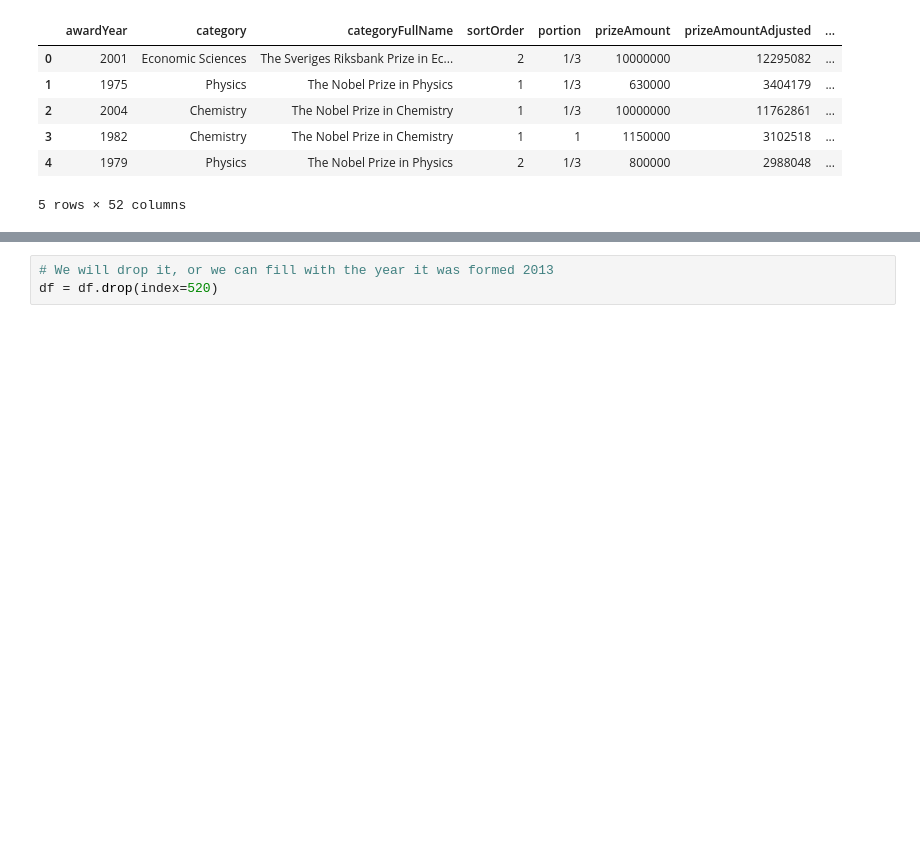
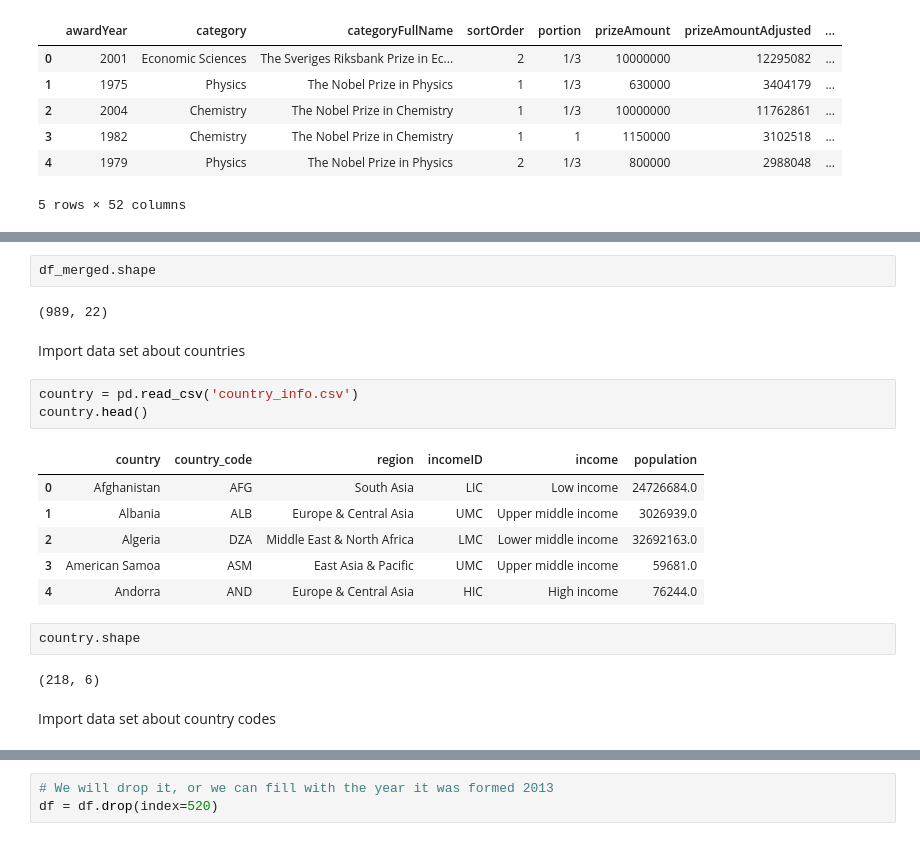
Before and after one commit to iryna-savchuk/DV_project, a Jupyter notebook: Nobel_Prizes_Data_Visualization.ipynb, the cells around one changed output, grey strips where cells are left out. Saved outputs shown, nothing was run; the diff lists cells and outputs as text; blank space fills up the shorter version.

```diff
--- a/Nobel_Prizes_Data_Visualization.ipynb
+++ b/Nobel_Prizes_Data_Visualization.ipynb
@@ -187,0 +126,22 @@ df_merged['prizeAge'] = df_merged['year'] - df_merged['born']
+# %%
+df_merged.shape
+# %% [output]
+(989, 22)
+# %% [markdown]
+Import data set about countries
+# %%
+country = pd.read_csv('country_info.csv')
+country.head()
+# %% [output]
+|  | country | country_code | region | incomeID | income | population |
+| 0 | Afghanistan | AFG | South Asia | LIC | Low income | 24726684.0 |
+| 1 | Albania | ALB | Europe & Central Asia | UMC | Upper middle income | 3026939.0 |
+| 2 | Algeria | DZA | Middle East & North Africa | LMC | Lower middle income | 32692163.0 |
+| 3 | American Samoa | ASM | East Asia & Pacific | UMC | Upper middle income | 59681.0 |
+| 4 | Andorra | AND | Europe & Central Asia | HIC | High income | 76244.0 |
+# %%
+country.shape
+# %% [output]
+(218, 6)
+# %% [markdown]
+Import data set about country codes
```
Also changed, not shown: parts of 56 cells of this notebook.
